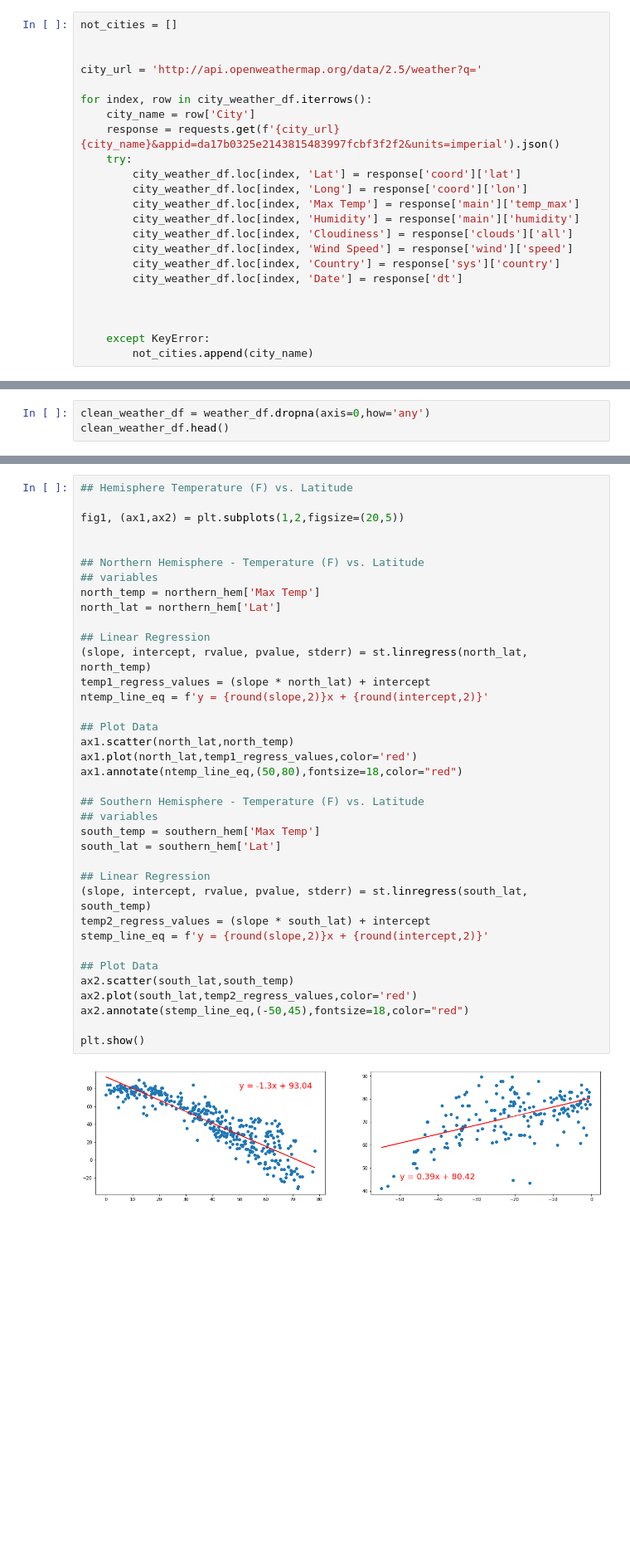
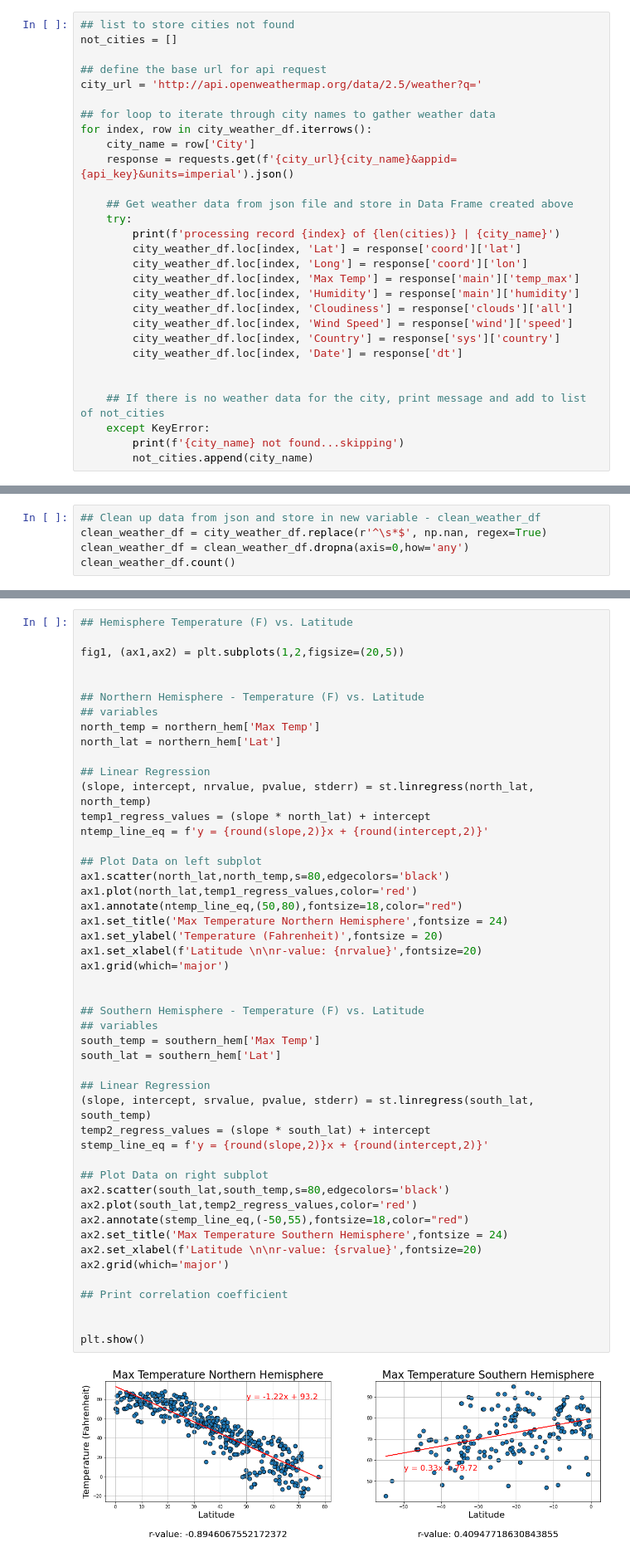
Before and after one commit to garrettg615/python-api-challenge, a Jupyter notebook: WeatherPy/WeatherPy.ipynb, the cells around one changed output, grey strips where cells are left out. Shown: that part at 83% size. Drawn from its saved outputs; the diff is of its cells as text; blank space fills up the shorter version.

```diff
--- a/WeatherPy/WeatherPy.ipynb
+++ b/WeatherPy/WeatherPy.ipynb
@@ -46,15 +47,20 @@ city_weather_df['Wind Speed'] = ''
 city_weather_df['Country'] = ''
 city_weather_df['Date'] = ''
 # %%
+## list to store cities not found
 not_cities = []
 
-
+## define the base url for api request
 city_url = 'http://api.openweathermap.org/data/2.5/weather?q='
 
+## for loop to iterate through city names to gather weather data
 for index, row in city_weather_df.iterrows():
     city_name = row['City']
-    response = requests.get(f'{city_url}{city_name}&appid=da17b0325e2143815483997fcbf3f2f2&units=imperial').json()
+    response = requests.get(f'{city_url}{city_name}&appid={api_key}&units=imperial').json()
+
+    ## Get weather data from json file and store in Data Frame created above
     try:
+        print(f'processing record {index} of {len(cities)} | {city_name}')
         city_weather_df.loc[index, 'Lat'] = response['coord']['lat']
         city_weather_df.loc[index, 'Long'] = response['coord']['lon']
         city_weather_df.loc[index, 'Max Temp'] = response['main']['temp_max']
@@ -65,6 +71,7 @@ for index, row in city_weather_df.iterrows():
         city_weather_df.loc[index, 'Date'] = response['dt']
 
 
-
+    ## If there is no weather data for the city, print message and add to list of not_cities
     except KeyError:
+        print(f'{city_name} not found...skipping')
         not_cities.append(city_name)
@@ -70,0 +96,5 @@ for index, row in city_weather_df.iterrows():
+# %%
+## Clean up data from json and store in new variable - clean_weather_df
+clean_weather_df = city_weather_df.replace(r'^\s*$', np.nan, regex=True)
+clean_weather_df = clean_weather_df.dropna(axis=0,how='any')
+clean_weather_df.count()
@@ -90,3 +114,0 @@ weather_df
-# %%
-clean_weather_df = weather_df.dropna(axis=0,how='any')
-clean_weather_df.head()
@@ -154,39 +216,50 @@ southern_hem = clean_weather_df.loc[clean_weather_df['Lat']<0]
 ## Hemisphere Temperature (F) vs. Latitude
 
 fig1, (ax1,ax2) = plt.subplots(1,2,figsize=(20,5))
 
 
 ## Northern Hemisphere - Temperature (F) vs. Latitude
 ## variables
 north_temp = northern_hem['Max Temp']
 north_lat = northern_hem['Lat']
 
 ## Linear Regression
-(slope, intercept, rvalue, pvalue, stderr) = st.linregress(north_lat, north_temp)
+(slope, intercept, nrvalue, pvalue, stderr) = st.linregress(north_lat, north_temp)
 temp1_regress_values = (slope * north_lat) + intercept
 ntemp_line_eq = f'y = {round(slope,2)}x + {round(intercept,2)}'
 
-## Plot Data
-ax1.scatter(north_lat,north_temp)
+## Plot Data on left subplot
+ax1.scatter(north_lat,north_temp,s=80,edgecolors='black')
 ax1.plot(north_lat,temp1_regress_values,color='red')
 ax1.annotate(ntemp_line_eq,(50,80),fontsize=18,color="red")
+ax1.set_title('Max Temperature Northern Hemisphere',fontsize = 24)
+ax1.set_ylabel('Temperature (Fahrenheit)',fontsize = 20)
+ax1.set_xlabel(f'Latitude \n\nr-value: {nrvalue}',fontsize=20)
+ax1.grid(which='major')
+
 
 ## Southern Hemisphere - Temperature (F) vs. Latitude
 ## variables
 south_temp = southern_hem['Max Temp']
 south_lat = southern_hem['Lat']
 
 ## Linear Regression
-(slope, intercept, rvalue, pvalue, stderr) = st.linregress(south_lat, south_temp)
+(slope, intercept, srvalue, pvalue, stderr) = st.linregress(south_lat, south_temp)
 temp2_regress_values = (slope * south_lat) + intercept
 stemp_line_eq = f'y = {round(slope,2)}x + {round(intercept,2)}'
 
-## Plot Data
-ax2.scatter(south_lat,south_temp)
+## Plot Data on right subplot
+ax2.scatter(south_lat,south_temp,s=80,edgecolors='black')
 ax2.plot(south_lat,temp2_regress_values,color='red')
-ax2.annotate(stemp_line_eq,(-50,45),fontsize=18,color="red")
+ax2.annotate(stemp_line_eq,(-50,55),fontsize=18,color="red")
+ax2.set_title('Max Temperature Southern Hemisphere',fontsize = 24)
+ax2.set_xlabel(f'Latitude \n\nr-value: {srvalue}',fontsize=20)
+ax2.grid(which='major')
+
+## Print correlation coefficient
+
 
 plt.show()
 # %% [output]
-[figure, old version]
+[figure, new version]
 # %%
```
Also changed, not shown: parts of 18 cells of this notebook, 9 other files.
